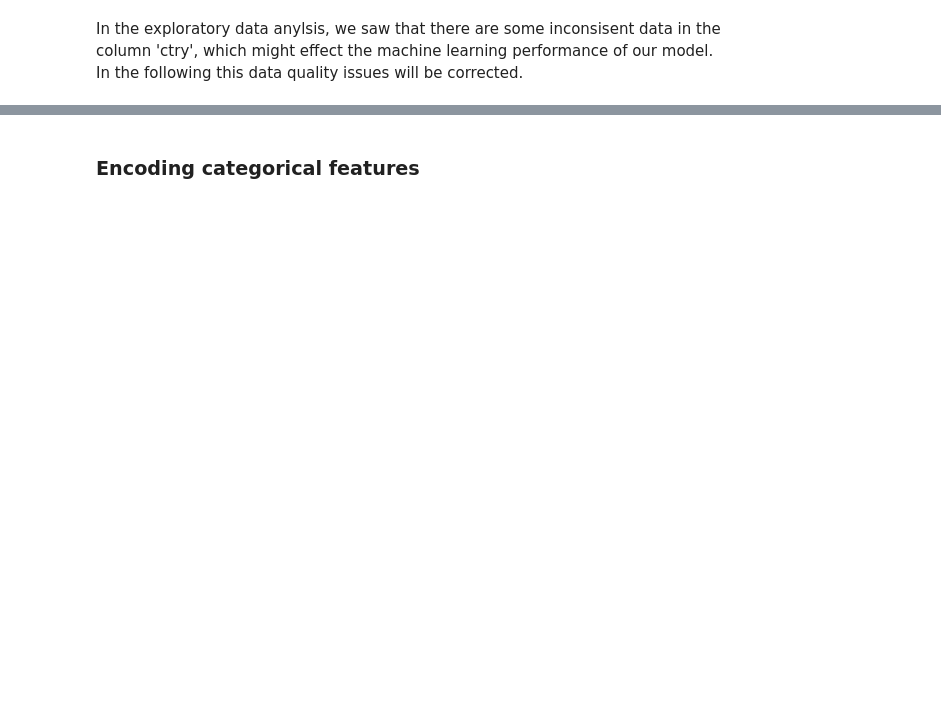
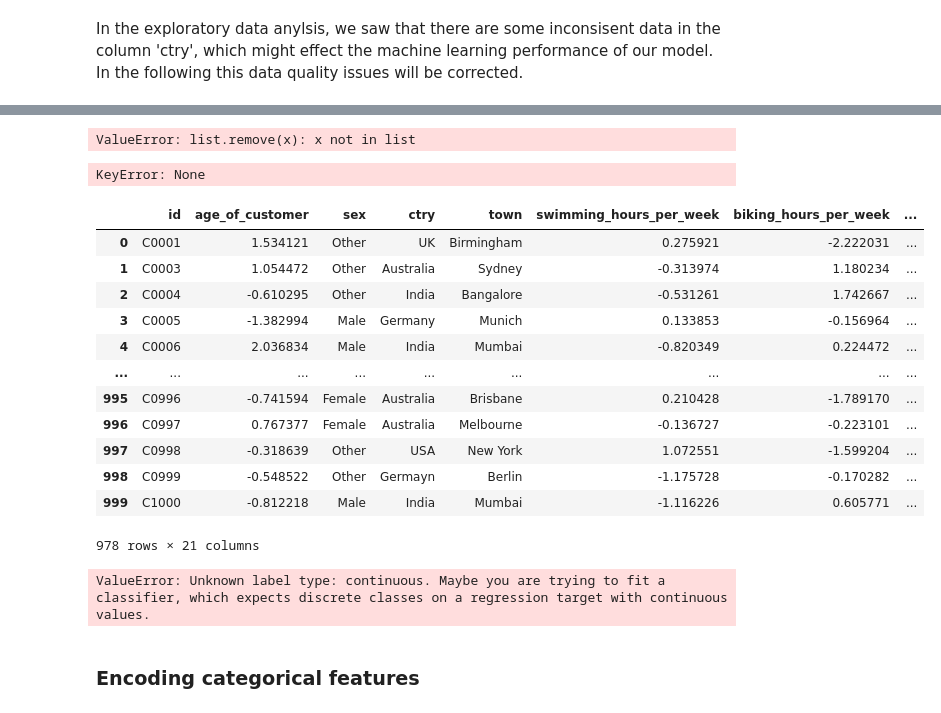
Before and after one commit to john2408/project_intro_ai, a Jupyter notebook: notebooks/Samuel/Task 2 Preprocessing.ipynb, the cells around one changed output, grey strips where cells are left out. Saved outputs shown, nothing was run; the diff lists cells and outputs as text; code cells hidden in the pictures; blank space fills up the shorter version.

Commit message:
new order + logistic regression first draft

```diff
--- a/notebooks/Samuel/Task 2 Preprocessing.ipynb
+++ b/notebooks/Samuel/Task 2 Preprocessing.ipynb
@@ -224,3 +454,49 @@ msno.matrix(df_imputed)
+# %%
+numericwithoutlabel = numeric.remove('user_of_latest_model')
+
+numericwithoutlabel
+# %% [output]
+ValueError: list.remove(x): x not in list
+# %%
+from sklearn.preprocessing import QuantileTransformer
+
+# remove label from the numeric list
+#numericwithoutlabel = numeric.remove('user_of_latest_model')
+
+# Initialize QuantileTransformer to transform numerical features into a normal distribution
+qt = QuantileTransformer(n_quantiles=25, output_distribution='normal', random_state=0)
+
+# Apply the transformation to all numerical columns
+trans_x = qt.fit_transform(df_step4[numericwithoutlabel])
+
+# Convert the transformed array back to a DataFrame and replace original numerical columns
+df_step4[numericwithoutlabel] = pd.DataFrame(trans_x, columns=numericwithoutlabel, index=df_step4.index)
+
+# Plot histograms for each numerical column to visualize the distribution
+df_step4[numericwithoutlabel].hist(bins=20, figsize=(10, 10))
+plt.show()
+# %% [output]
+KeyError: None
+# %%
+df_step4
+# %% [output]
+|  | id | age_of_customer | sex | ctry | town | swimming_hours_per_week | biking_hours_per_week | ... |
+| 0 | C0001 | 1.534121 | Other | UK | Birmingham | 0.275921 | -2.222031 | ... |
+| 1 | C0003 | 1.054472 | Other | Australia | Sydney | -0.313974 | 1.180234 | ... |
+| 2 | C0004 | -0.610295 | Other | India | Bangalore | -0.531261 | 1.742667 | ... |
+| 3 | C0005 | -1.382994 | Male | Germany | Munich | 0.133853 | -0.156964 | ... |
+| 4 | C0006 | 2.036834 | Male | India | Mumbai | -0.820349 | 0.224472 | ... |
+| ... | ... | ... | ... | ... | ... | ... | ... | ... |
+| 995 | C0996 | -0.741594 | Female | Australia | Brisbane | 0.210428 | -1.789170 | ... |
+| 996 | C0997 | 0.767377 | Female | Australia | Melbourne | -0.136727 | -0.223101 | ... |
+| 997 | C0998 | -0.318639 | Other | USA | New York | 1.072551 | -1.599204 | ... |
+| 998 | C0999 | -0.548522 | Other | Germayn | Berlin | -1.175728 | -0.170282 | ... |
+| 999 | C1000 | -0.812218 | Male | India | Mumbai | -1.116226 | 0.605771 | ... |
+978 rows × 21 columns
+# %%
+check_processing_step(df_step4)
+# %% [output]
+ValueError: Unknown label type: continuous. Maybe you are trying to fit a classifier, which expects discrete classes on a regression target with continuous values.
 # %% [markdown]
 ### Encoding categorical features
 # %%
```
Also changed, not shown: parts of 81 cells of this notebook.
